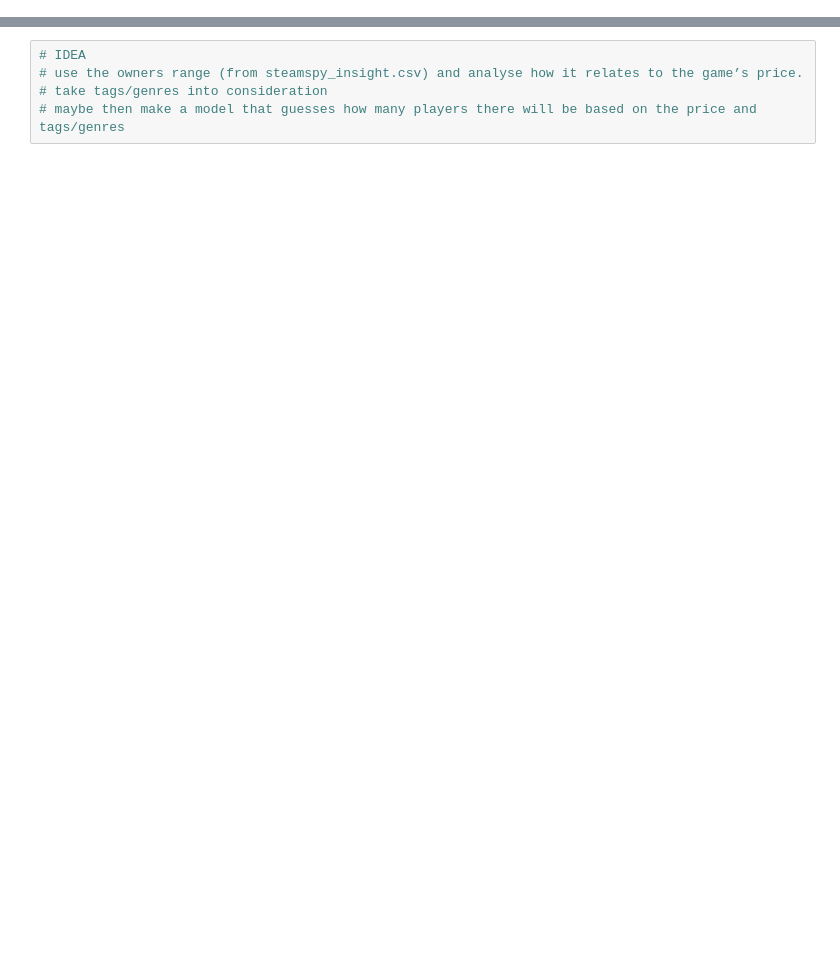
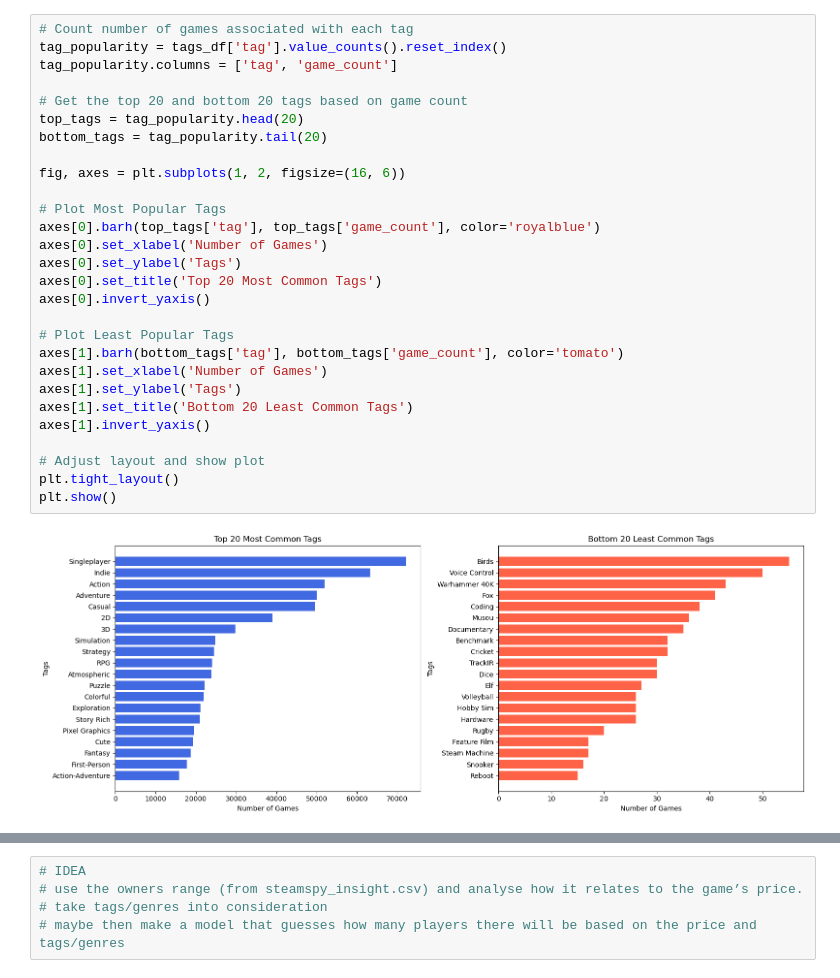
Before and after one commit to KianBahia/Steam-Data-Science-Report, a Jupyter notebook: notebook.ipynb, the cells around one changed output, grey strips where cells are left out. Drawn from its saved outputs; the diff is of its cells as text; blank space fills up the shorter version.

```diff
--- a/notebook.ipynb
+++ b/notebook.ipynb
@@ -103,0 +326,30 @@ df_merged.head()
+# %%
+# Count number of games associated with each tag
+tag_popularity = tags_df['tag'].value_counts().reset_index()
+tag_popularity.columns = ['tag', 'game_count']
+
+# Get the top 20 and bottom 20 tags based on game count
+top_tags = tag_popularity.head(20)
+bottom_tags = tag_popularity.tail(20)
+
+fig, axes = plt.subplots(1, 2, figsize=(16, 6))
+
+# Plot Most Popular Tags
+axes[0].barh(top_tags['tag'], top_tags['game_count'], color='royalblue')
+axes[0].set_xlabel('Number of Games')
+axes[0].set_ylabel('Tags')
+axes[0].set_title('Top 20 Most Common Tags')
+axes[0].invert_yaxis()
+
+# Plot Least Popular Tags
+axes[1].barh(bottom_tags['tag'], bottom_tags['game_count'], color='tomato')
+axes[1].set_xlabel('Number of Games')
+axes[1].set_ylabel('Tags')
+axes[1].set_title('Bottom 20 Least Common Tags')
+axes[1].invert_yaxis()
+
+# Adjust layout and show plot
+plt.tight_layout()
+plt.show()
+# %% [output]
+[figure, added]
```
Also changed, not shown: parts of 20 cells of this notebook.
